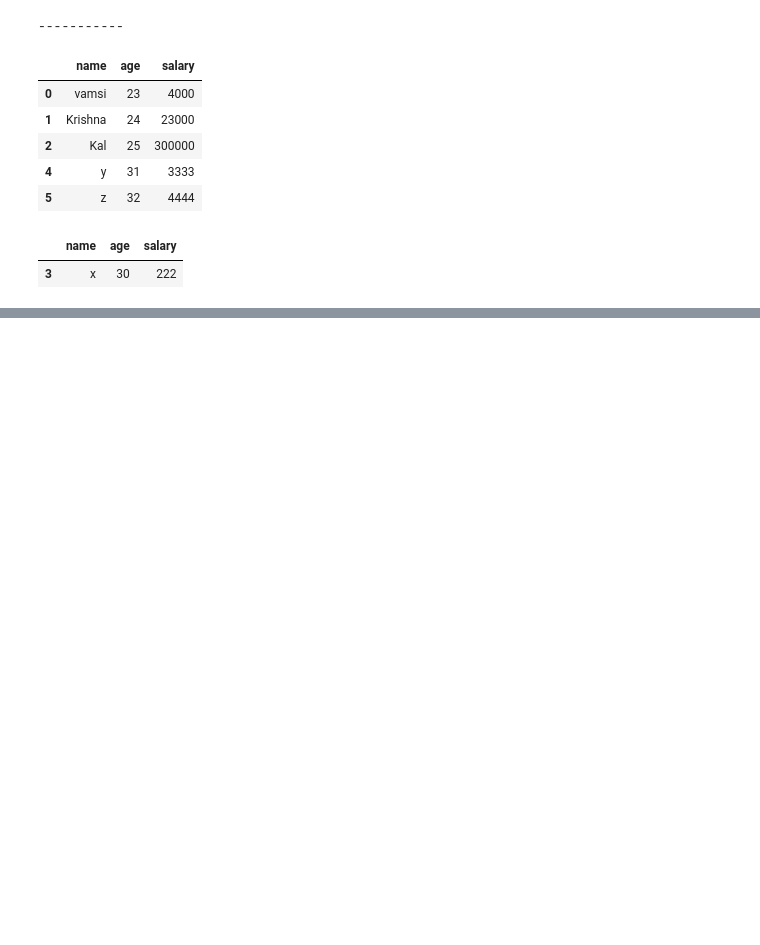
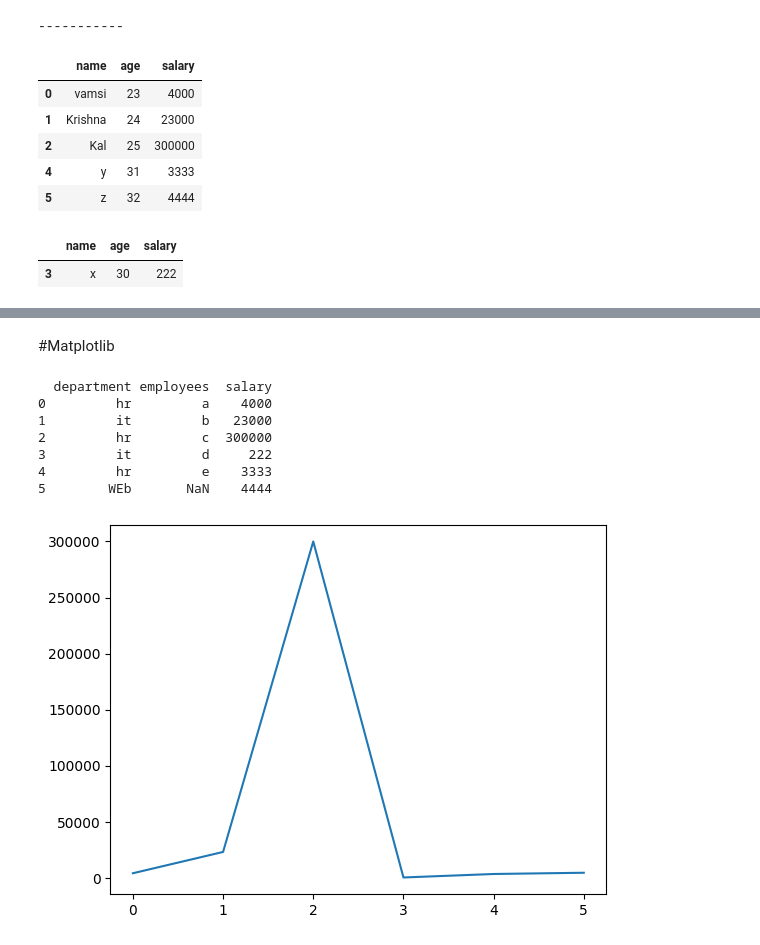
Before and after one commit to vamsi-krishna999/cool-poet, a Jupyter notebook: PANDAS.ipynb, the cells around one changed output, grey strips where cells are left out. Cells and saved outputs as stored; diff of their text form; code cells hidden in the pictures; blank space fills up the shorter version.

```diff
--- a/PANDAS.ipynb
+++ b/PANDAS.ipynb
@@ -245,0 +399,9 @@ df[df['name']=='x']
+# %%
+#Create null values =np.nan
+data ={"department":['hr','it','hr','it','hr','WEb'],
+       'employees':['a','b','c','d','e',np.nan],
+       'salary':[4000,23000,300000,222,3333,4444]}
+
+df=pd.DataFrame(data)
+df.head()
+df.info()
@@ -245,0 +419,16 @@ df[df['name']=='x']
+# %% [markdown]
+#Matplotlib
+# %%
+import matplotlib.pyplot as plt
+print(df)
+plt.plot(df['salary'])
+plt.show()
+# %% [output]
+  department employees  salary
+0         hr         a    4000
+1         it         b   23000
+2         hr         c  300000
+3         it         d     222
+4         hr         e    3333
+5        WEb       NaN    4444
+[figure, added]
```
Also changed, not shown: parts of 19 cells of this notebook.
